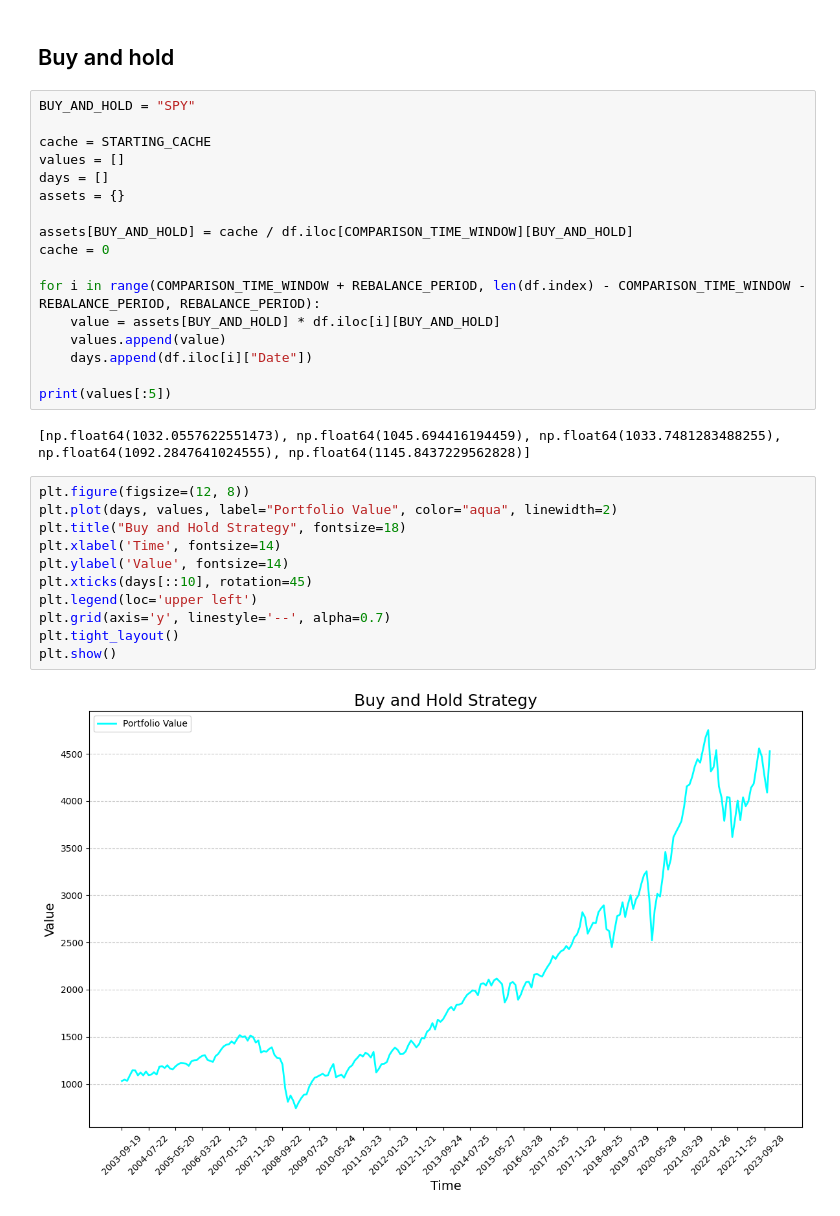
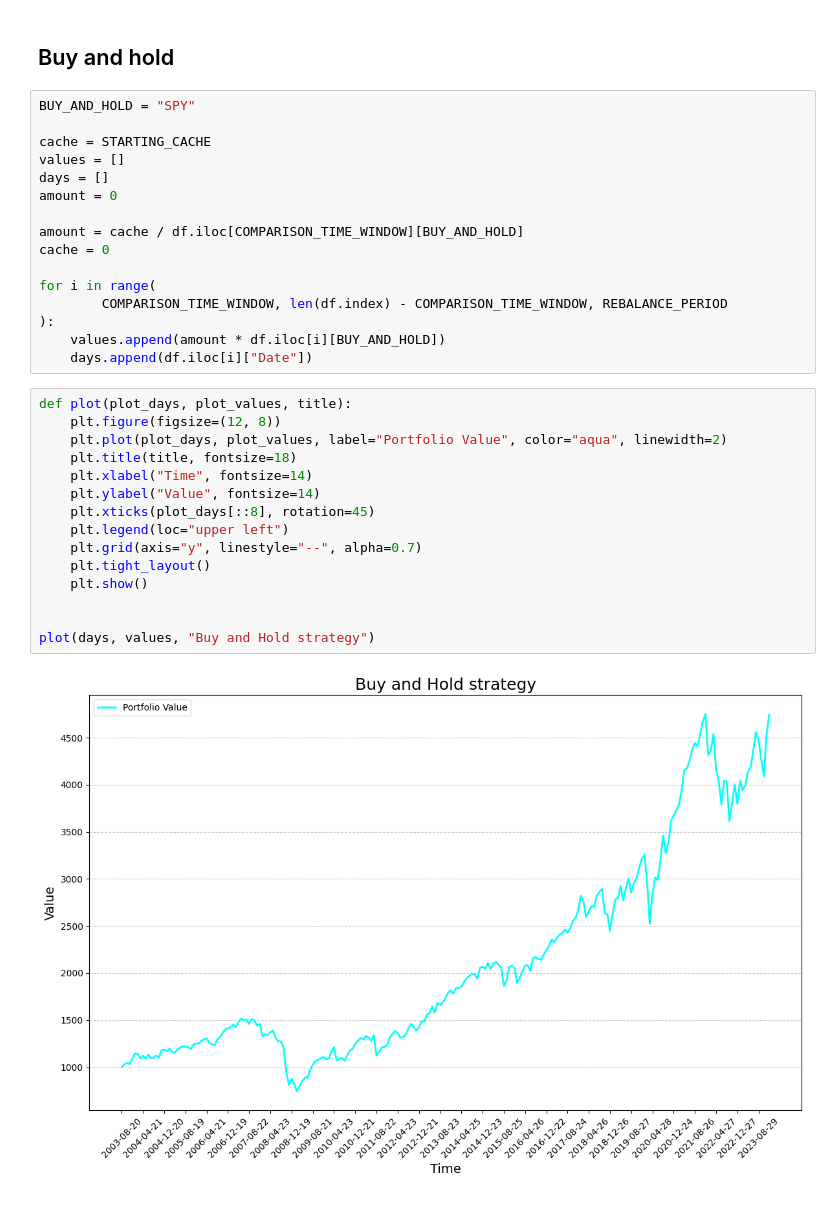
Before and after one commit to Azalurg/stock-market-research, a Jupyter notebook: gem.ipynb, the cells around one changed output. Drawn from its saved outputs; the diff is of its cells as text.

```diff
--- a/gem.ipynb
+++ b/gem.ipynb
@@ -30,29 +30,30 @@ BUY_AND_HOLD = "SPY"
 cache = STARTING_CACHE
 values = []
 days = []
-assets = {}
+amount = 0
 
-assets[BUY_AND_HOLD] = cache / df.iloc[COMPARISON_TIME_WINDOW][BUY_AND_HOLD]
+amount = cache / df.iloc[COMPARISON_TIME_WINDOW][BUY_AND_HOLD]
 cache = 0
 
-for i in range(COMPARISON_TIME_WINDOW + REBALANCE_PERIOD, len(df.index) - COMPARISON_TIME_WINDOW - REBALANCE_PERIOD, REBALANCE_PERIOD):
-    value = assets[BUY_AND_HOLD] * df.iloc[i][BUY_AND_HOLD]
-    values.append(value)
+for i in range(
+        COMPARISON_TIME_WINDOW, len(df.index) - COMPARISON_TIME_WINDOW, REBALANCE_PERIOD
+):
+    values.append(amount * df.iloc[i][BUY_AND_HOLD])
     days.append(df.iloc[i]["Date"])
-
-print(values[:5])
-# %% [output]
-[np.float64(1032.0557622551473), np.float64(1045.694416194459), np.float64(1033.7481283488255), np.float64(1092.2847641024555), np.float64(1145.8437229562828)]
 # %%
-plt.figure(figsize=(12, 8))
-plt.plot(days, values, label="Portfolio Value", color="aqua", linewidth=2)
-plt.title("Buy and Hold Strategy", fontsize=18)
-plt.xlabel('Time', fontsize=14)
-plt.ylabel('Value', fontsize=14)
-plt.xticks(days[::10], rotation=45)
-plt.legend(loc='upper left')
-plt.grid(axis='y', linestyle='--', alpha=0.7)
-plt.tight_layout()
-plt.show()
+def plot(plot_days, plot_values, title):
+    plt.figure(figsize=(12, 8))
+    plt.plot(plot_days, plot_values, label="Portfolio Value", color="aqua", linewidth=2)
+    plt.title(title, fontsize=18)
+    plt.xlabel("Time", fontsize=14)
+    plt.ylabel("Value", fontsize=14)
+    plt.xticks(plot_days[::8], rotation=45)
+    plt.legend(loc="upper left")
+    plt.grid(axis="y", linestyle="--", alpha=0.7)
+    plt.tight_layout()
+    plt.show()
+
+
+plot(days, values, "Buy and Hold strategy")
 # %% [output]
-[figure, old version]
+[figure, new version]
```
Also changed, not shown: parts of 7 cells of this notebook.
